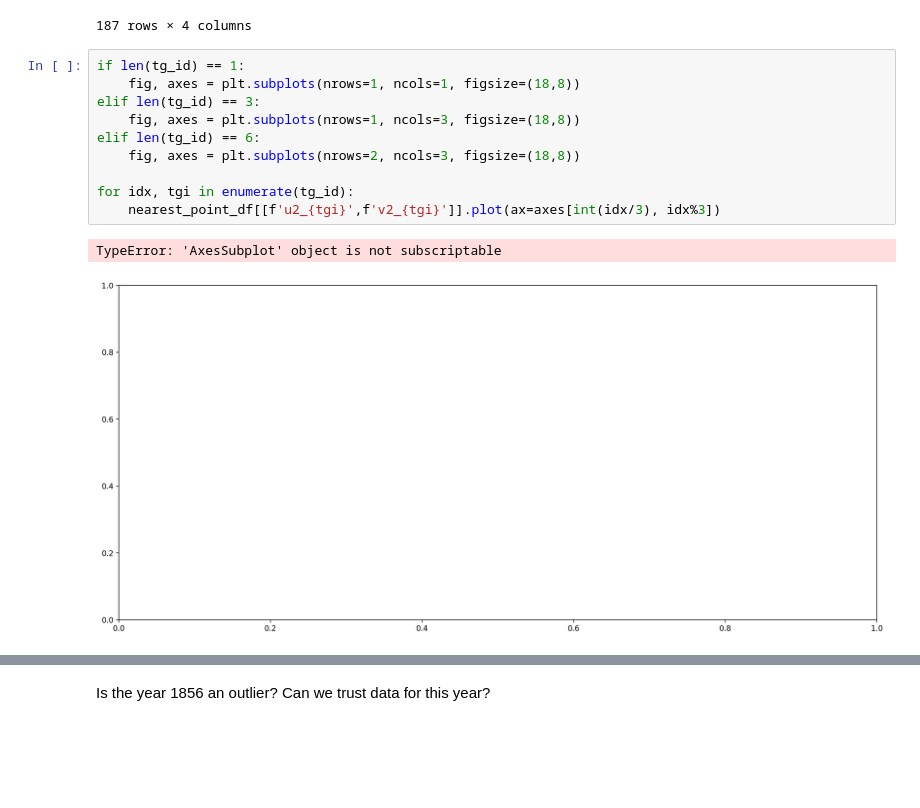
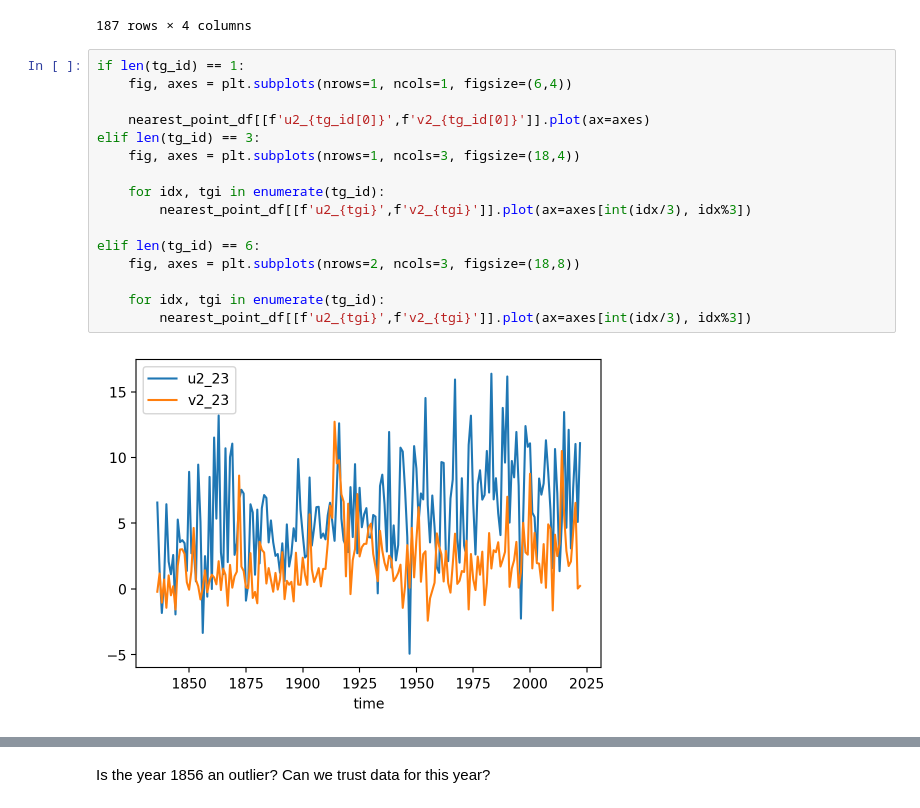
Before and after one commit to KNMI-sealevel/NetherlandsSeaLevelAcceleration, a Jupyter notebook: gam_model_stations.ipynb, the cells around one changed output, grey strips where cells are left out. Saved outputs shown, nothing was run; the diff lists cells and outputs as text; blank space fills up the shorter version.

```diff
--- a/gam_model_stations.ipynb
+++ b/gam_model_stations.ipynb
@@ -210,17 +210,22 @@ nearest_point_df
 187 rows × 4 columns
 # %%
 if len(tg_id) == 1:
-    fig, axes = plt.subplots(nrows=1, ncols=1, figsize=(18,8))
+    fig, axes = plt.subplots(nrows=1, ncols=1, figsize=(6,4))
+
+    nearest_point_df[[f'u2_{tg_id[0]}',f'v2_{tg_id[0]}']].plot(ax=axes)
 elif len(tg_id) == 3:
-    fig, axes = plt.subplots(nrows=1, ncols=3, figsize=(18,8))
+    fig, axes = plt.subplots(nrows=1, ncols=3, figsize=(18,4))
+
+    for idx, tgi in enumerate(tg_id):
+        nearest_point_df[[f'u2_{tgi}',f'v2_{tgi}']].plot(ax=axes[int(idx/3), idx%3])
+
 elif len(tg_id) == 6:
     fig, axes = plt.subplots(nrows=2, ncols=3, figsize=(18,8))
 
-for idx, tgi in enumerate(tg_id):
-    nearest_point_df[[f'u2_{tgi}',f'v2_{tgi}']].plot(ax=axes[int(idx/3), idx%3])
+    for idx, tgi in enumerate(tg_id):
+        nearest_point_df[[f'u2_{tgi}',f'v2_{tgi}']].plot(ax=axes[int(idx/3), idx%3])
 # %% [output]
-TypeError: 'AxesSubplot' object is not subscriptable
-[figure, old version]
+[figure, new version]
 # %%
 argm = nearest_point_df[f'u2_{tg_id[0]}'].argmin()
 nearest_point_df[f'u2_{tg_id[0]}'].index[argm]
```
Also changed, not shown: parts of 17 cells of this notebook, 1 other file.
